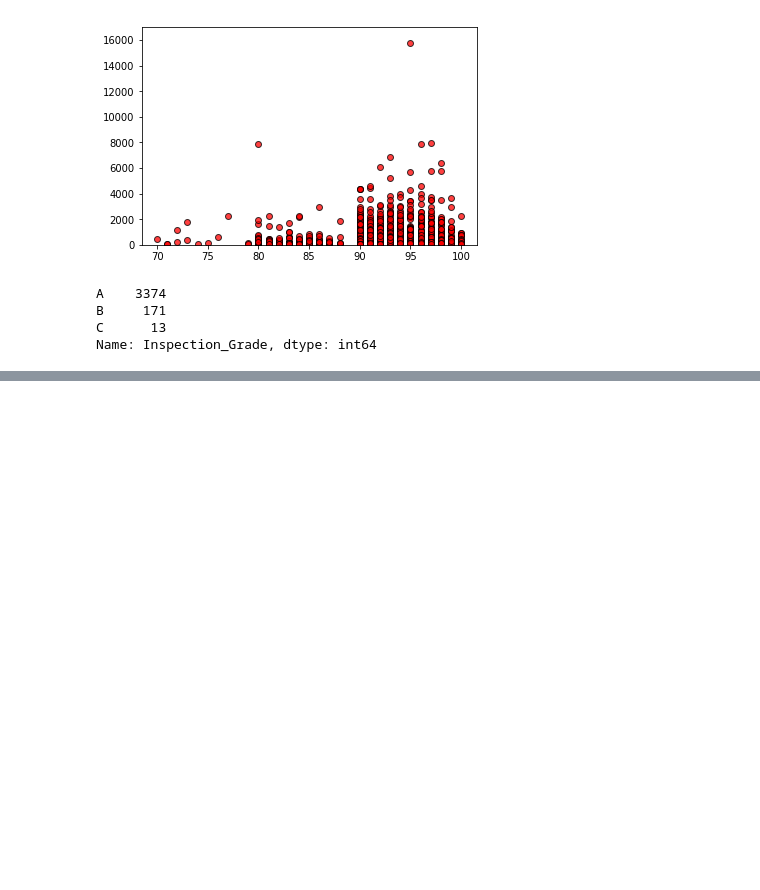
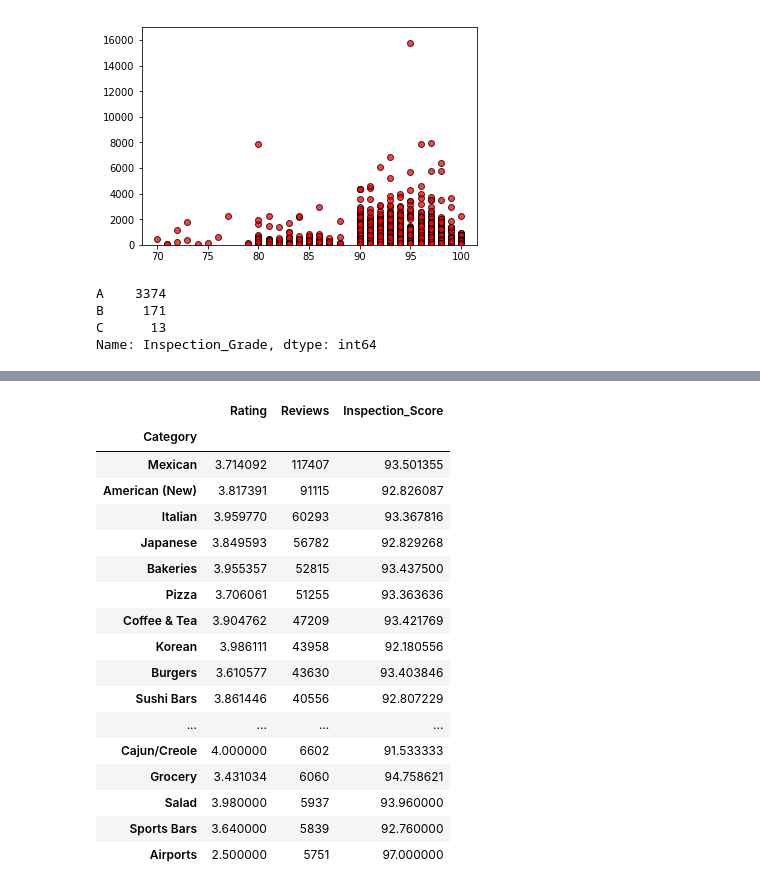
Before and after one commit to ryankchang/project1, a Jupyter notebook: ryan_matplotlib.ipynb, the cells around one changed output, grey strips where cells are left out. Drawn from its saved outputs; the diff is of its cells as text; code cells hidden in the pictures; blank space fills up the shorter version.

```diff
--- a/ryan_matplotlib.ipynb
+++ b/ryan_matplotlib.ipynb
@@ -68,0 +72,21 @@ final_data[final_data['Name']=="Bottega Louie"]
+# %%
+final_groupby.sort_values(['Reviews'],ascending=False).head(50)
+# %% [output]
+|  | Rating | Reviews | Inspection_Score |
+| Category |  |  |  |
+| Mexican | 3.714092 | 117407 | 93.501355 |
+| American (New) | 3.817391 | 91115 | 92.826087 |
+| Italian | 3.959770 | 60293 | 93.367816 |
+| Japanese | 3.849593 | 56782 | 92.829268 |
+| Bakeries | 3.955357 | 52815 | 93.437500 |
+| Pizza | 3.706061 | 51255 | 93.363636 |
+| Coffee & Tea | 3.904762 | 47209 | 93.421769 |
+| Korean | 3.986111 | 43958 | 92.180556 |
+| Burgers | 3.610577 | 43630 | 93.403846 |
+| Sushi Bars | 3.861446 | 40556 | 92.807229 |
+| ... | ... | ... | ... |
+| Cajun/Creole | 4.000000 | 6602 | 91.533333 |
+| Grocery | 3.431034 | 6060 | 94.758621 |
+| Salad | 3.980000 | 5937 | 93.960000 |
+| Sports Bars | 3.640000 | 5839 | 92.760000 |
+| Airports | 2.500000 | 5751 | 97.000000 |
```
Also changed, not shown: parts of 7 cells of this notebook.
